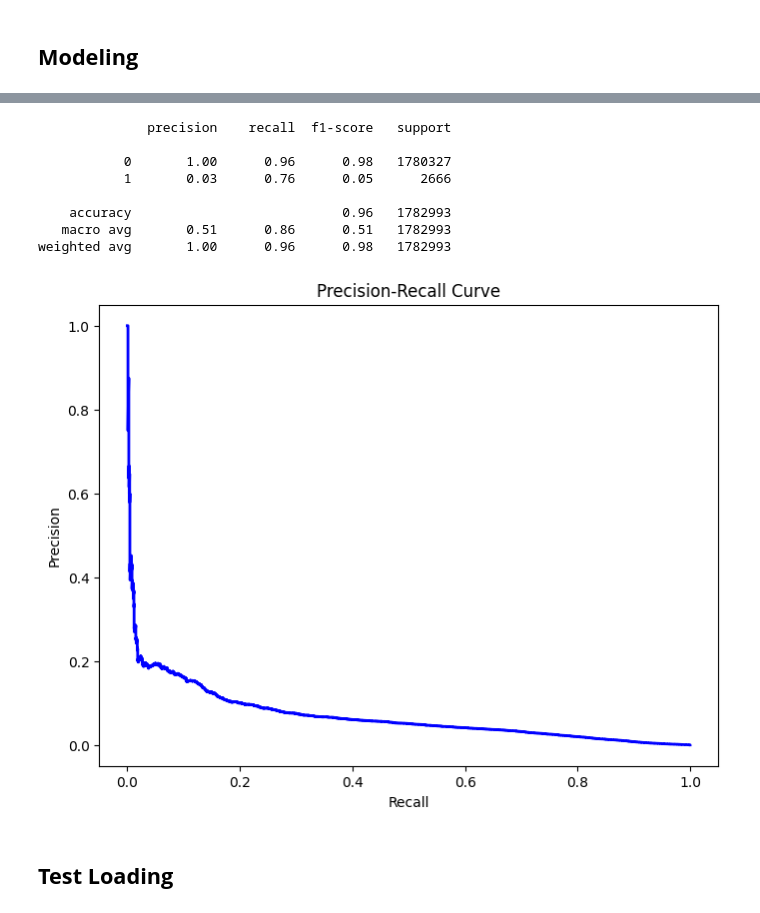
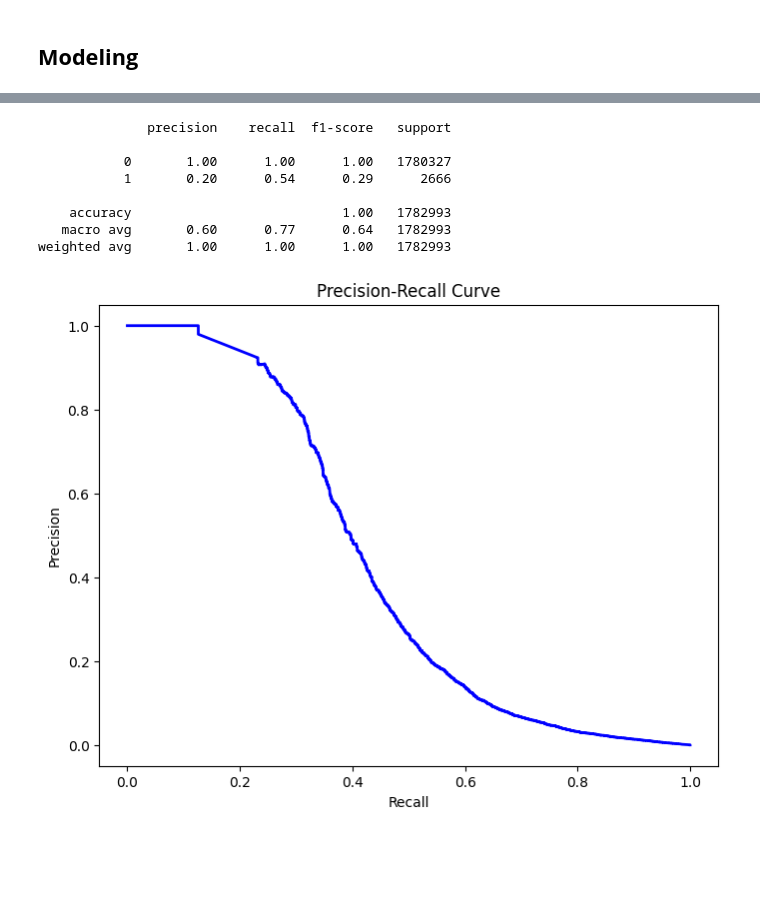
Before and after one commit to McGill-MMA-EnterpriseAnalytics/Financial-fraud, a Jupyter notebook: model_tabnet.ipynb, the cells around one changed output, grey strips where cells are left out. Cells and saved outputs as stored; diff of their text form; code cells hidden in the pictures; blank space fills up the shorter version.

```diff
--- a/model_tabnet.ipynb
+++ b/model_tabnet.ipynb
@@ -200,3 +46,5 @@ df['high_risk_mcc'] = df['mcc'].isin(high_risk_mccs_combined).astype(int)
+# %%
+df = pd.read_csv('/content/drive/MyDrive/prepared_data.csv')
 # %%
 df.head()
 # %% [output]
@@ -232,0 +80,12 @@ y = df['Target']  # Target variable
+# %%
+# Define independent (X) and dependent (y) variables
+X = df.drop(columns=['Target'])  # Drop the target column
+y = df['Target']  # Target variable
+
+# Stratified train test split
+X_train, X_test, y_train, y_test = train_test_split(X, y , test_size=0.2, stratify=y, shuffle=True, random_state=42)
+
+# Verify fraud ratio in original data and in train and test
+print("Fraud ratio in original data: ", round(df['Target'].mean(), 3))
+print("Fraud ratio in train data: ", round(y_train.mean(), 3))
+print("Fraud ratio in test data: ", round(y_test.mean(), 3))
@@ -235,14 +98,7 @@ y = df['Target']  # Target variable
 # %%
-from imblearn.over_sampling import SMOTE
-from imblearn.under_sampling import RandomUnderSampler
-from imblearn.pipeline import Pipeline
-
-# Train/Test Split
-X_train, X_test, y_train, y_test = train_test_split(X, y, test_size=0.2, random_state=42, stratify=y)
-
 # Define oversampling and undersampling
 over = SMOTE(sampling_strategy=0.2, random_state=42)  # Oversample fraud to 20%
-under = RandomUnderSampler(sampling_strategy=0.5, random_state=42)  # Balance to 1:2 ratio
+under = RandomUnderSampler(sampling_strategy=0.3, random_state=42)  # Balance to 1:3 ratio
 
 # Create pipeline
 imbalance_pipeline = Pipeline(steps=[("over", over), ("under", under)])
@@ -499,9 +352,9 @@ best_tabnet_model = TabNetClassifier(
 best_tabnet_model.fit(
     X_resampled.values, y_resampled.values,
     eval_set=[(X_test.values, y_test.values)],
-    eval_metric=["auc"],
-    max_epochs=10,
-    patience=3,
+    eval_metric=[PRAUCMetric],
+    max_epochs=20,
+    patience=5,
     batch_size=best_params["batch_size"],
     virtual_batch_size=128,
     weights=class_weight_dict,
@@ -528,30 +390,29 @@ FileNotFoundError: Cannot find file: best_tabnet_model.zip
 # %%
 # Use the trained model for predictions
+threshold = 0.5
 y_pred_proba = best_tabnet_model.predict_proba(X_test.values)[:, 1]
-y_pred = (y_pred_proba > 0.5).astype(int)
+y_pred = (y_pred_proba > threshold).astype(int)
 
 # Generate the classification report
 print(classification_report(y_test.values, y_pred))
 
 # Compute precision-recall curve
 precision, recall, thresholds = precision_recall_curve(y_test, y_pred_proba)
 
 # Plot precision-recall curve
 plt.figure(figsize=(8, 6))
 plt.plot(recall, precision, color='blue', lw=2)
 plt.xlabel('Recall')
 plt.ylabel('Precision')
 plt.title('Precision-Recall Curve')
 plt.show()
 # %% [output]
               precision    recall  f1-score   support
 
-           0       1.00      0.96      0.98   1780327
-           1       0.03      0.76      0.05      2666
+           0       1.00      1.00      1.00   1780327
+           1       0.20      0.54      0.29      2666
 
-    accuracy                           0.96   1782993
-   macro avg       0.51      0.86      0.51   1782993
-weighted avg       1.00      0.96      0.98   1782993
+    accuracy                           1.00   1782993
+   macro avg       0.60      0.77      0.64   1782993
+weighted avg       1.00      1.00      1.00   1782993
-[figure, old version]
+[figure, new version]
-# %% [markdown]
-## **Test Loading**
```
Also changed, not shown: parts of 28 cells of this notebook.
